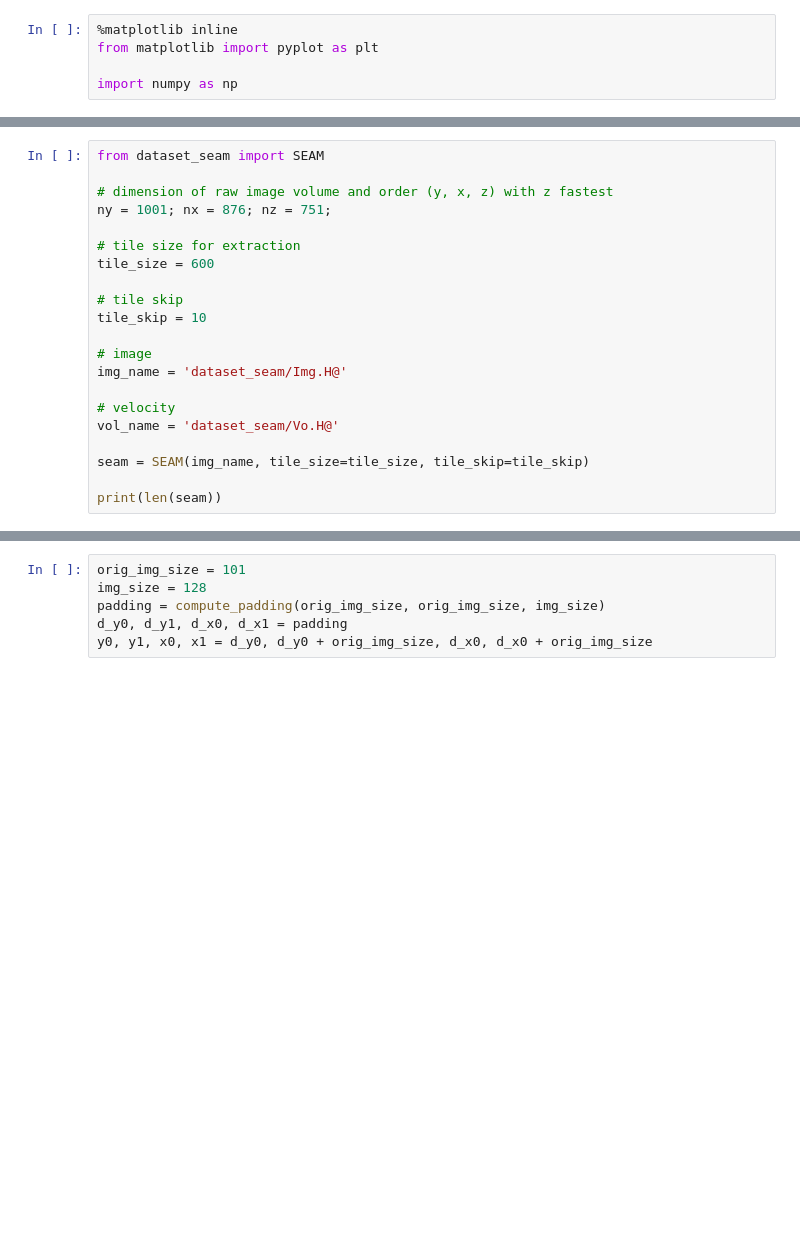
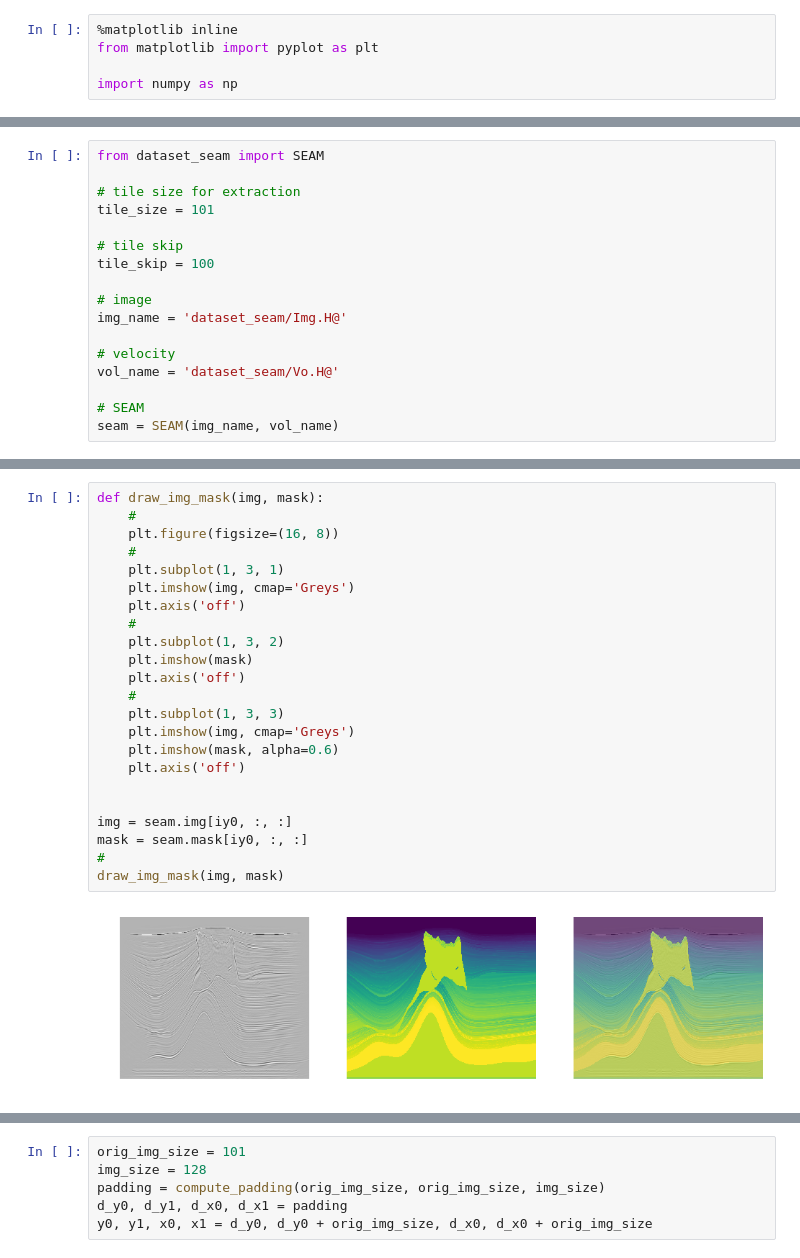
Before and after one commit to lonestar686/pytorch-saltnet, a Jupyter notebook: predict_seam.ipynb, the cells around one changed output, grey strips where cells are left out. Saved outputs shown, nothing was run; the diff lists cells and outputs as text; blank space fills up the shorter version.

```diff
--- a/predict_seam.ipynb
+++ b/predict_seam.ipynb
@@ -22,14 +52,11 @@ import numpy as np
 # %%
 from dataset_seam import SEAM
 
-# dimension of raw image volume and order (y, x, z) with z fastest
-ny = 1001; nx = 876; nz = 751;
-
 # tile size for extraction
-tile_size = 600
+tile_size = 101
 
 # tile skip
-tile_skip = 10
+tile_skip = 100
 
 # image
 img_name = 'dataset_seam/Img.H@'
@@ -37,6 +64,5 @@ img_name = 'dataset_seam/Img.H@'
 # velocity
 vol_name = 'dataset_seam/Vo.H@'
 
-seam = SEAM(img_name, tile_size=tile_size, tile_skip=tile_skip)
-
-print(len(seam))
+# SEAM
+seam = SEAM(img_name, vol_name)
@@ -91,0 +69,25 @@ image shape: (751, 1001, 876), volume shape: (751, 1001, 876)
+# %%
+def draw_img_mask(img, mask):
+    #
+    plt.figure(figsize=(16, 8))
+    #
+    plt.subplot(1, 3, 1)
+    plt.imshow(img, cmap='Greys')
+    plt.axis('off')
+    #
+    plt.subplot(1, 3, 2)
+    plt.imshow(mask)
+    plt.axis('off')
+    #
+    plt.subplot(1, 3, 3)
+    plt.imshow(img, cmap='Greys')
+    plt.imshow(mask, alpha=0.6)
+    plt.axis('off')
+
+
+img = seam.img[iy0, :, :]
+mask = seam.mask[iy0, :, :]
+#
+draw_img_mask(img, mask)
+# %% [output]
+[figure, added]
```
Also changed, not shown: parts of 16 cells of this notebook, 3 other files.
